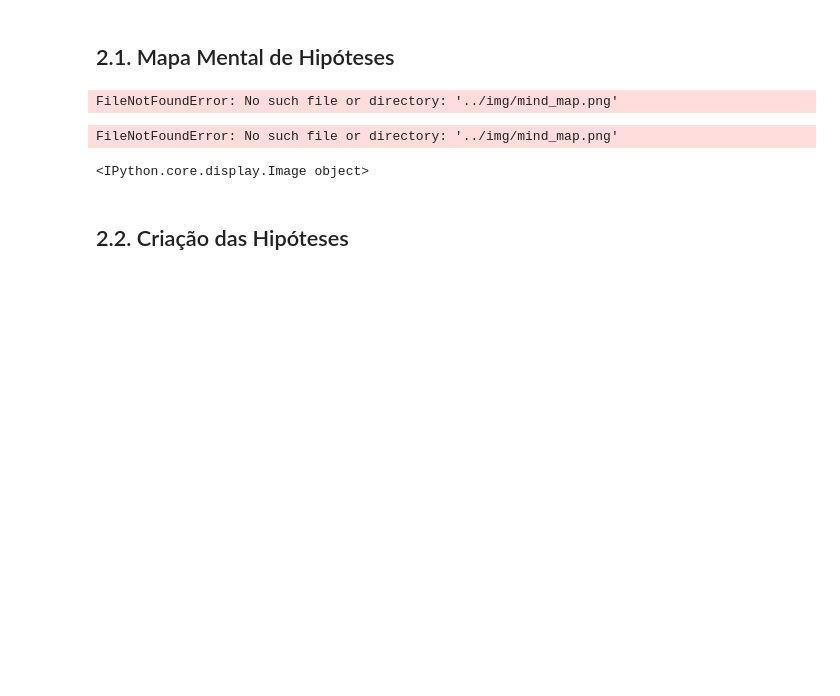
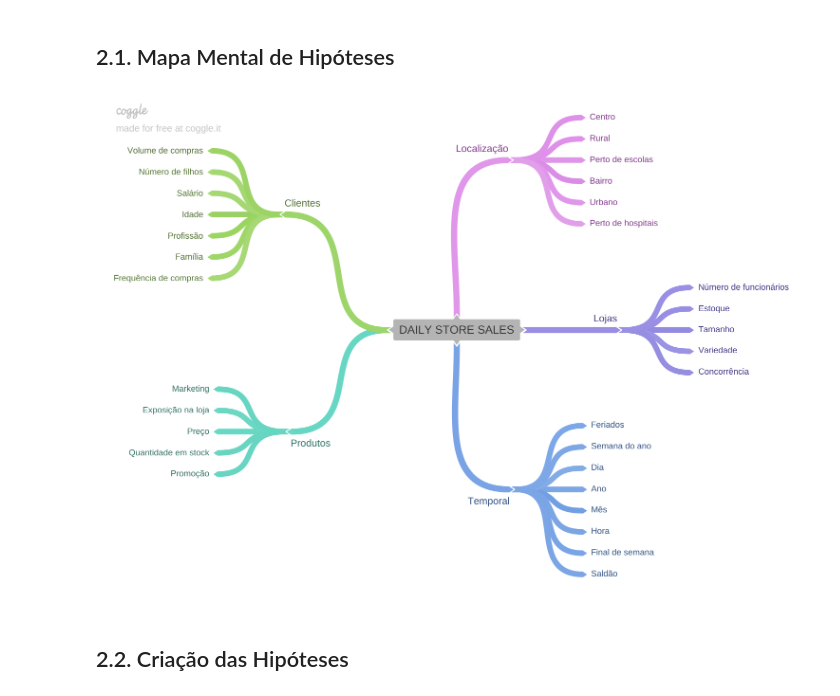
Before and after one commit to cabicho/ds_in_deploy, a Jupyter notebook: notebooks_rossmann_stores_sales_prediction.ipynb, the cells around one changed output. Saved outputs shown, nothing was run; the diff lists cells and outputs as text; code cells hidden in the pictures; blank space fills up the shorter version.

```diff
--- a/notebooks_rossmann_stores_sales_prediction.ipynb
+++ b/notebooks_rossmann_stores_sales_prediction.ipynb
@@ -391,9 +419,8 @@ df2 = df1.copy()
 # %%
-Image('../img/mind_map.png')
+#Image('../img/mind_map.png')
+Image('/content/drive/MyDrive/ds_in_deploy/img/img/mind_map.png')
 # %% [output]
-FileNotFoundError: No such file or directory: '../img/mind_map.png'
-FileNotFoundError: No such file or directory: '../img/mind_map.png'
-<IPython.core.display.Image object>
+[figure, added]
 # %% [markdown]
 ## 2.2. Criação das Hipóteses
 # %% [markdown]
```
Also changed, not shown: parts of 18 cells of this notebook.
